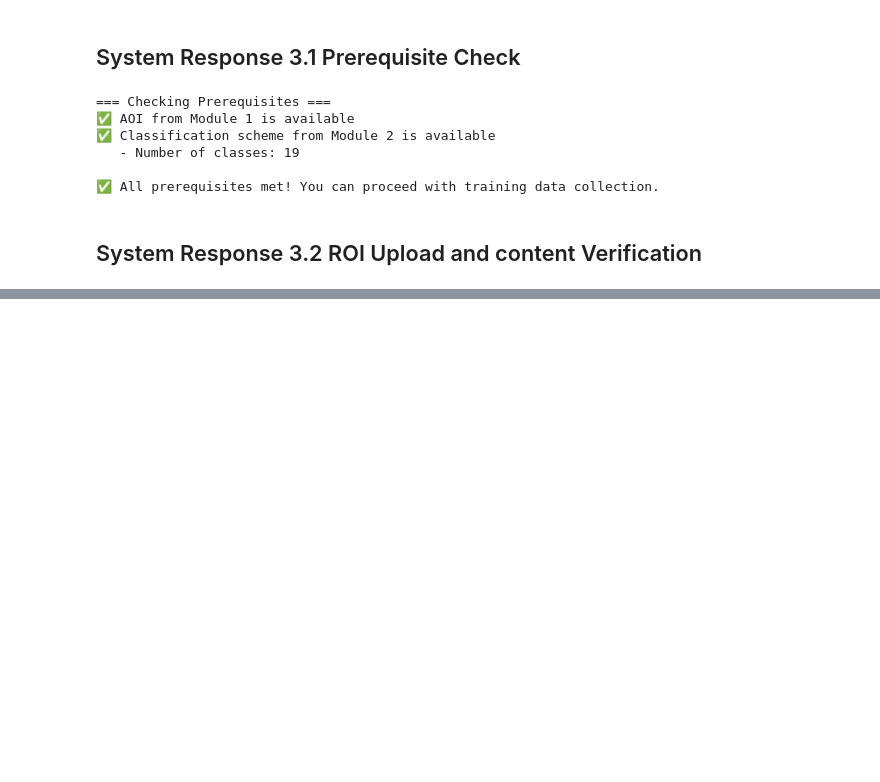
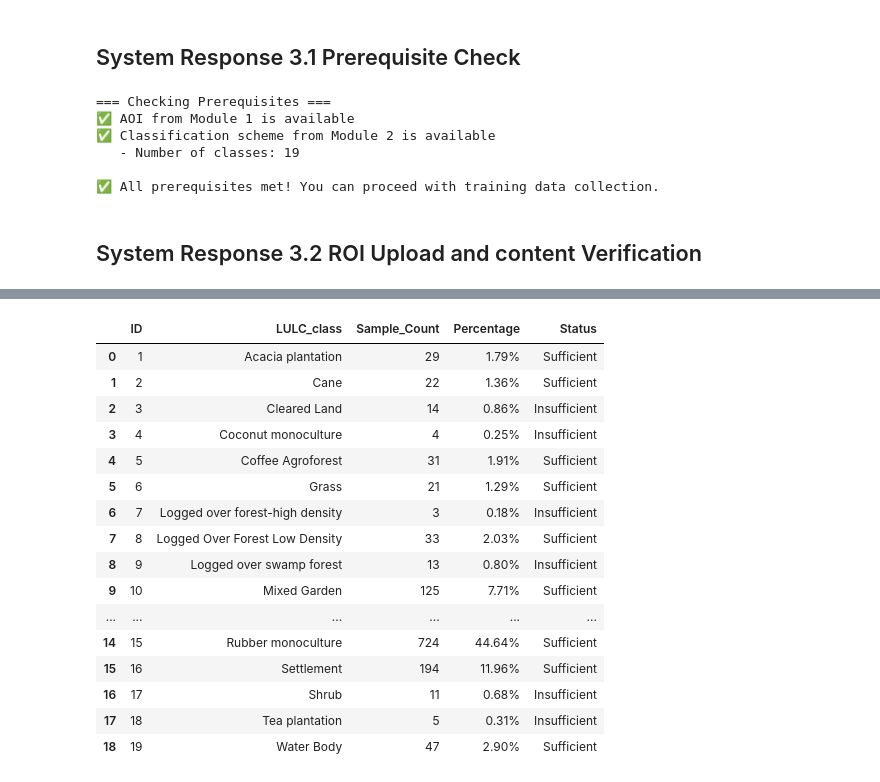
Before and after one commit to agilfahrezy11/EpistemXBackend_demo, a Jupyter notebook: notebooks/Module_implementation.ipynb, the cells around one changed output, grey strips where cells are left out. Saved outputs shown, nothing was run; the diff lists cells and outputs as text; code cells hidden in the pictures; blank space fills up the shorter version.

Commit message:
working version of module 3 upload shapefile

```diff
--- a/notebooks/Module_implementation.ipynb
+++ b/notebooks/Module_implementation.ipynb
@@ -748,0 +650,60 @@ Validation Results:
+# %%
+# ----- Data Input -----
+# 1. Decision to upload data
+UploadTrainData = True # set as 'true' to upload your own training data shapefile
+# set as 'false' to either add train data by sampling on screen or use default training data
+
+# 2. Training data file path (if UploadTrainData is true)
+TrainVectPath  = '../test_data\Training_Sumsel_Data.shp'
+TrainField = 'LULC_Type'
+# %%
+if UploadTrainData == True or ReferenceDataSource == True:
+    # ----- System response 3.2.a -----
+    # Set class field
+    TrainDataDict = SyncTrainData.SetClassField(TrainDataDict, TrainField)
+
+    # Validate classes
+    TrainDataDict = SyncTrainData.ValidClass(TrainDataDict, 1)
+
+    # Check sample sufficiency
+    TrainDataDict = SyncTrainData.CheckSufficiency(TrainDataDict, min_samples=20)
+
+    # Filter by AOI
+    TrainDataDict = SyncTrainData.FilterTrainAoi(TrainDataDict)
+
+    # Create training data table
+    table_df, total_samples, insufficient_df = SyncTrainData.TrainDataRaw(
+        training_data=TrainDataDict.get('training_data'),
+        landcover_df=TrainDataDict.get('landcover_df'),
+        class_field=TrainDataDict.get('class_field')
+    )
+
+    # --- Print summary ---
+    vr = TrainDataDict.get('validation_results', {})
+
+    print("=" * 70)
+    print("TRAINING DATA SUMMARY")
+    print("=" * 70)
+    print(f"Total training points loaded     : {vr.get('total_points', 'N/A')}")
+    print(f"Points after class filtering     : {vr.get('points_after_class_filter', 'N/A')}")
+    print(f"Valid points (inside AOI)        : {vr.get('valid_points', 'N/A')}")
+    print(f"Invalid classes found            : {len(vr.get('invalid_classes', []))}")
+    print(f"Points outside AOI               : {len(vr.get('outside_aoi', []))}")
+    print("=" * 70)
+
+    # --- Display the main table ---
+    if table_df is not None and not table_df.empty:
+        display_df = table_df.copy()
+        if 'Percentage' in display_df.columns:
+            display_df['Percentage'] = display_df['Percentage'].apply(
+                lambda x: f"{x:.2f}%" if isinstance(x, (int, float)) else x
+            )
+        display(display_df)
+    else:
+        print("No valid training data available to display.")
+else:
+    print("Training data will be collected using sampling tool")
+    table_df = None
+    total_samples = 0
+    insufficient_df = None
+# %% [output]
@@ -748,0 +719,17 @@ Validation Results:
+|  | ID | LULC_class | Sample_Count | Percentage | Status |
+| 0 | 1 | Acacia plantation | 29 | 1.79% | Sufficient |
+| 1 | 2 | Cane | 22 | 1.36% | Sufficient |
+| 2 | 3 | Cleared Land | 14 | 0.86% | Insufficient |
+| 3 | 4 | Coconut monoculture | 4 | 0.25% | Insufficient |
+| 4 | 5 | Coffee Agroforest | 31 | 1.91% | Sufficient |
+| 5 | 6 | Grass | 21 | 1.29% | Sufficient |
+| 6 | 7 | Logged over forest-high density | 3 | 0.18% | Insufficient |
+| 7 | 8 | Logged Over Forest Low Density | 33 | 2.03% | Sufficient |
+| 8 | 9 | Logged over swamp forest | 13 | 0.80% | Insufficient |
+| 9 | 10 | Mixed Garden | 125 | 7.71% | Sufficient |
+| ... | ... | ... | ... | ... | ... |
+| 14 | 15 | Rubber monoculture | 724 | 44.64% | Sufficient |
+| 15 | 16 | Settlement | 194 | 11.96% | Sufficient |
+| 16 | 17 | Shrub | 11 | 0.68% | Insufficient |
+| 17 | 18 | Tea plantation | 5 | 0.31% | Insufficient |
+| 18 | 19 | Water Body | 47 | 2.90% | Sufficient |
```
Also changed, not shown: parts of 15 cells of this notebook, 1 other file.
